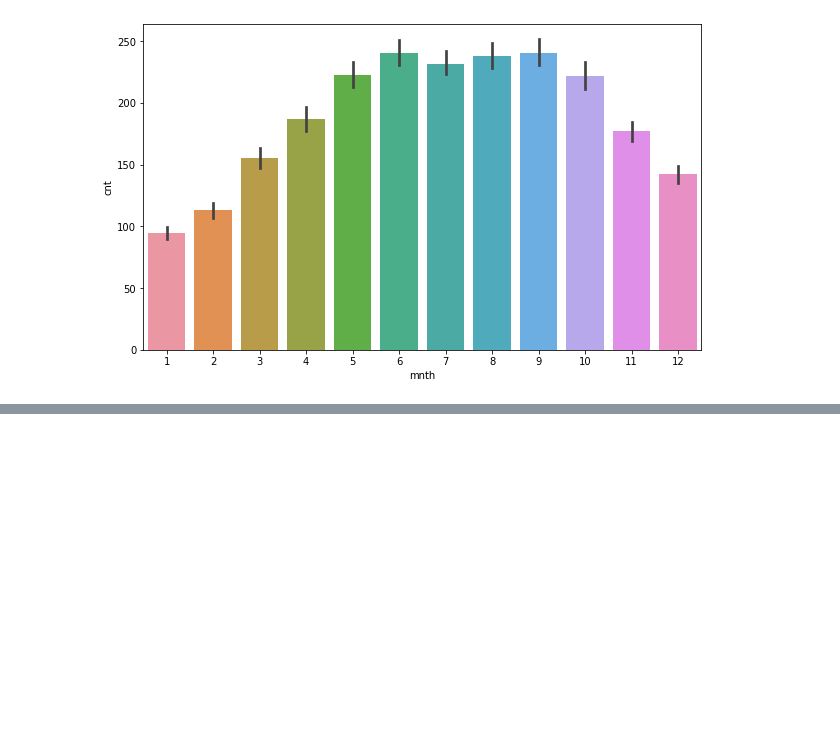
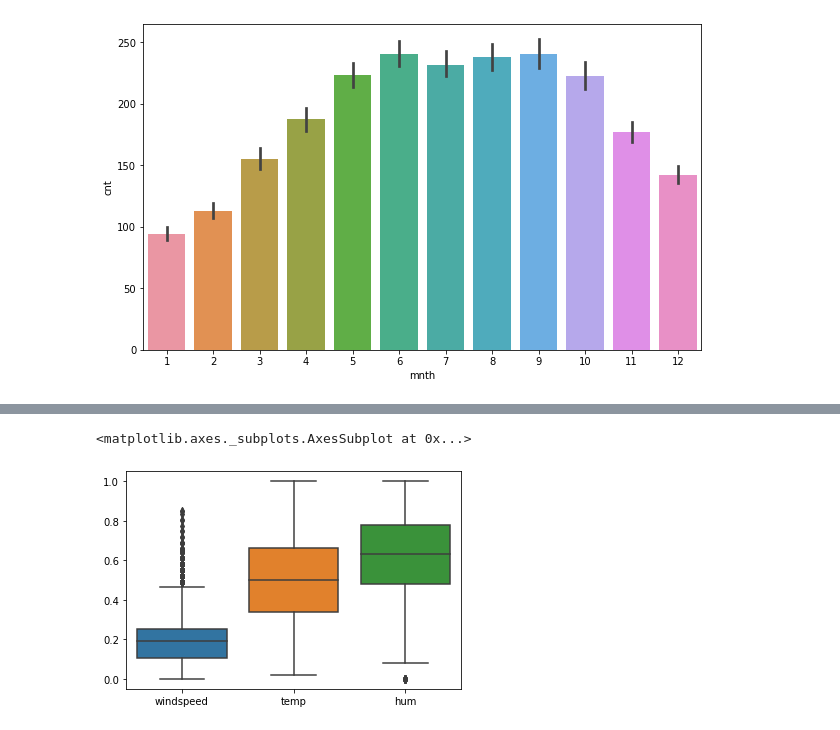
Before and after one commit to Tanzeel550/End-to-End-ML-Projects, a Jupyter notebook: 03 - Bike Rental Demand.ipynb, the cells around one changed output, grey strips where cells are left out. Cells and saved outputs as stored; diff of their text form; code cells hidden in the pictures; blank space fills up the shorter version.

```diff
--- a/03 - Bike Rental Demand.ipynb
+++ b/03 - Bike Rental Demand.ipynb
@@ -184,0 +174,5 @@ sns.barplot(data=data[['mnth', 'cnt']],x='mnth',y='cnt')
+# %%
+sns.boxplot(data=data[['windspeed','temp', 'hum']])
+# %% [output]
+<matplotlib.axes._subplots.AxesSubplot at 0x...>
+[figure, added]
```
Also changed, not shown: parts of 25 cells of this notebook.
